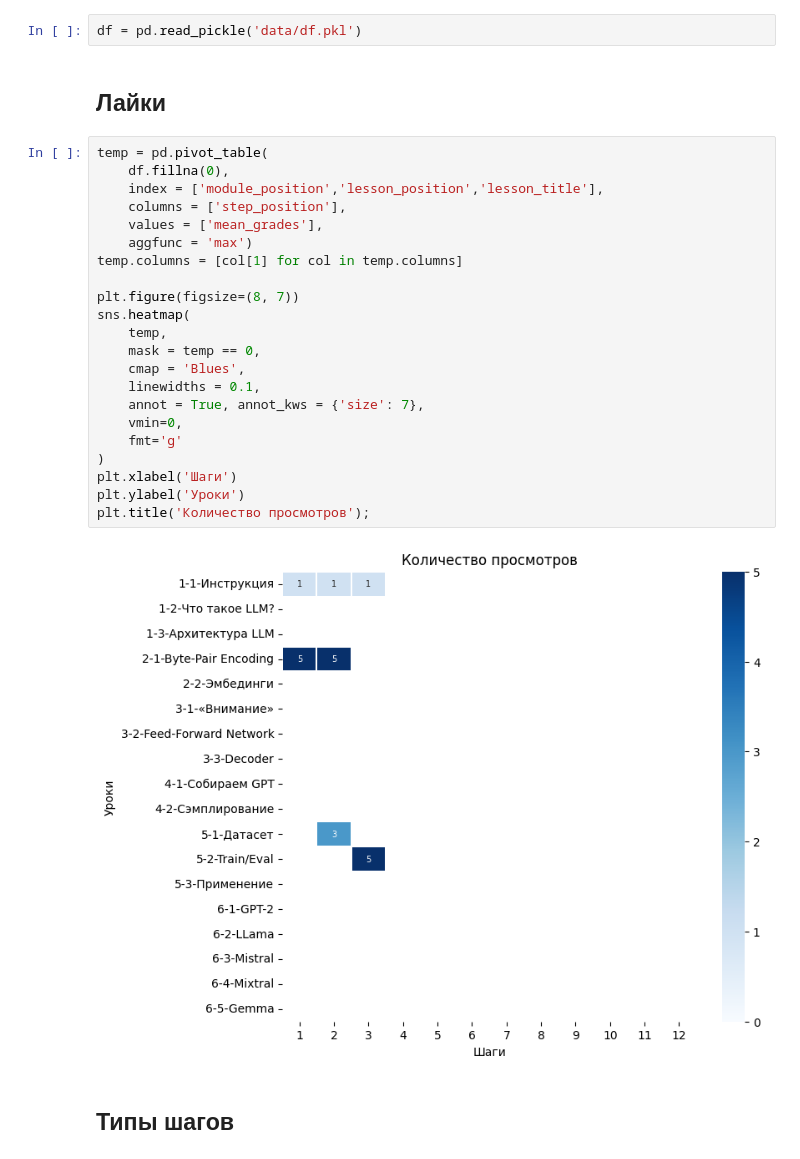
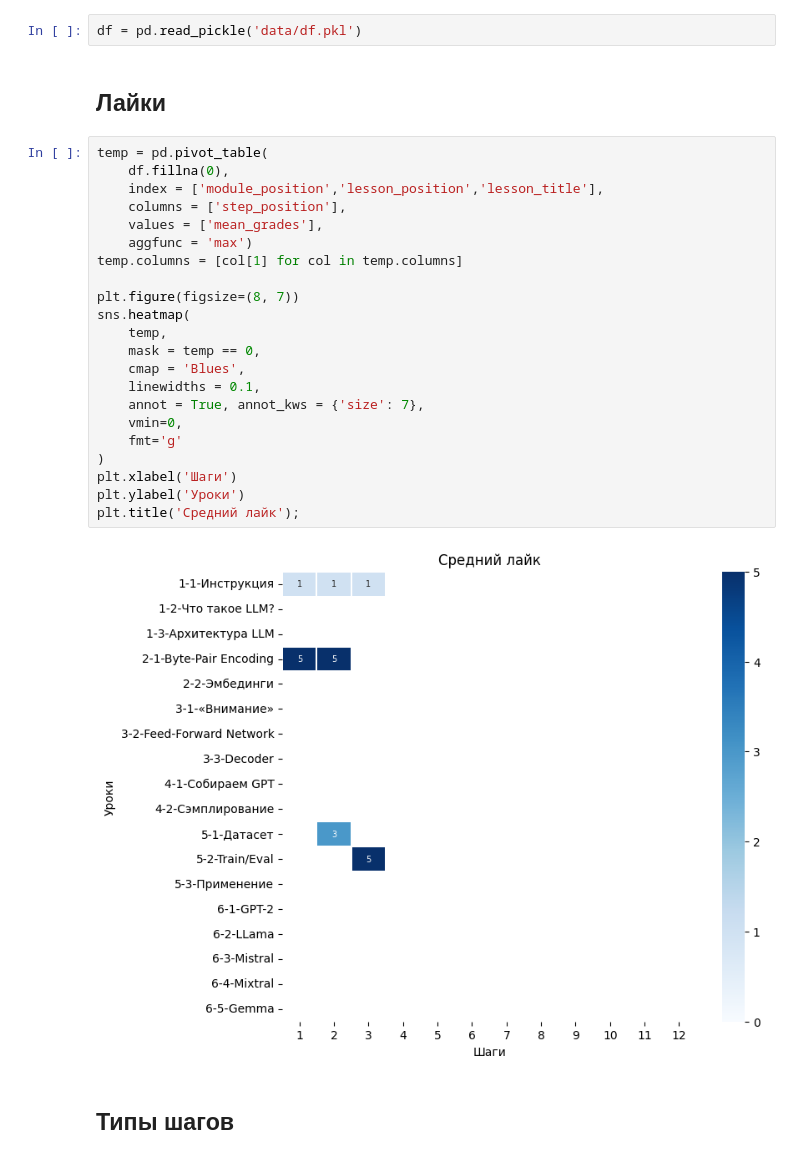
Before and after one commit to slivka83/stepik_stat_plots, a Jupyter notebook: stepik_plot.ipynb, the cells around one changed output. Saved outputs shown, nothing was run; the diff lists cells and outputs as text.

```diff
--- a/stepik_plot.ipynb
+++ b/stepik_plot.ipynb
@@ -239,32 +239,32 @@ df.to_pickle('data/df.pkl')
 # Графики
 # %%
 df = pd.read_pickle('data/df.pkl')
-# %% [markdown]
-## Лайки
-# %%
-temp = pd.pivot_table(
-    df.fillna(0),
-    index = ['module_position','lesson_position','lesson_title'],
-    columns = ['step_position'],
-    values = ['mean_grades'],
-    aggfunc = 'max')
-temp.columns = [col[1] for col in temp.columns]
-
-plt.figure(figsize=(8, 7))
-sns.heatmap(
-    temp,
-    mask = temp == 0,
-    cmap = 'Blues',
-    linewidths = 0.1,
-    annot = True, annot_kws = {'size': 7},
-    vmin=0,
-    fmt='g'
-)
-plt.xlabel('Шаги')
-plt.ylabel('Уроки')
-plt.title('Количество просмотров');
-# %% [output]
-[figure, removed]
+# %% [markdown]
+## Лайки
+# %%
+temp = pd.pivot_table(
+    df.fillna(0),
+    index = ['module_position','lesson_position','lesson_title'],
+    columns = ['step_position'],
+    values = ['mean_grades'],
+    aggfunc = 'max')
+temp.columns = [col[1] for col in temp.columns]
+
+plt.figure(figsize=(8, 7))
+sns.heatmap(
+    temp,
+    mask = temp == 0,
+    cmap = 'Blues',
+    linewidths = 0.1,
+    annot = True, annot_kws = {'size': 7},
+    vmin=0,
+    fmt='g'
+)
+plt.xlabel('Шаги')
+plt.ylabel('Уроки')
+plt.title('Средний лайк');
+# %% [output]
+[figure, added]
 # %% [markdown]
 ## Типы шагов
 # %%
```
